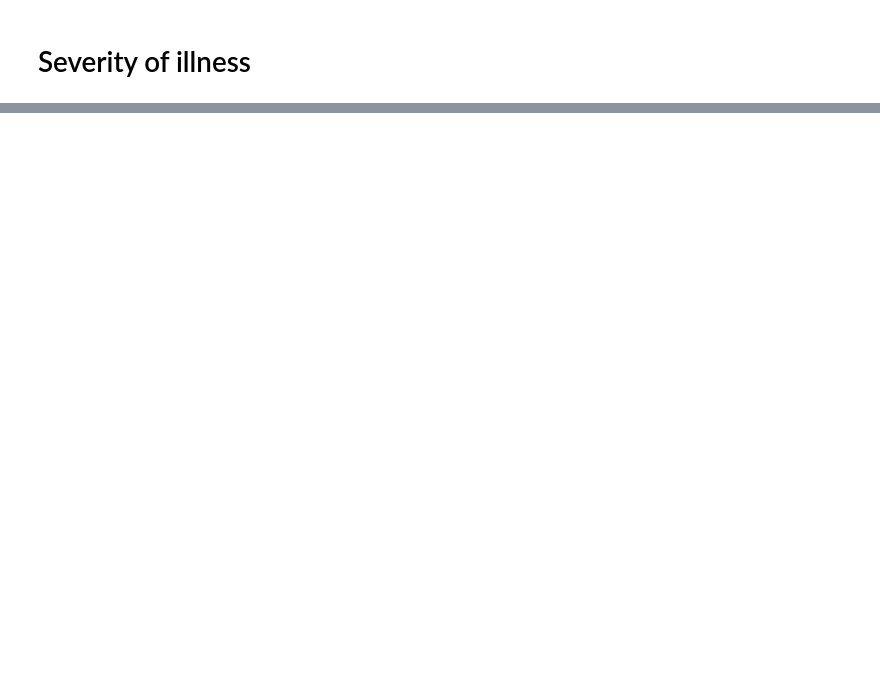
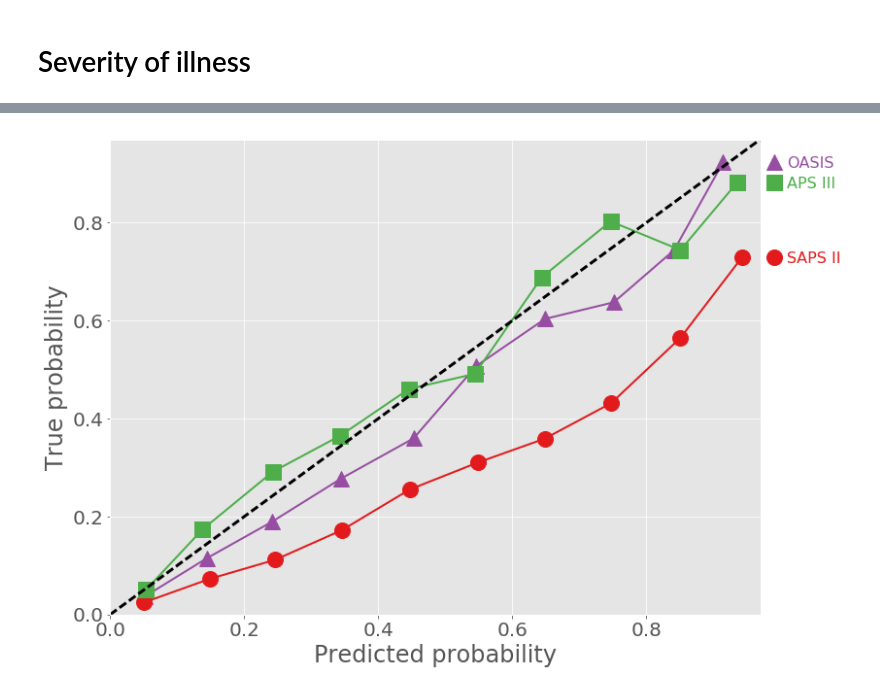
Before and after one commit to MIT-LCP/mimic-code-paper, a Jupyter notebook: notebooks/severity-of-illness.ipynb, the cells around one changed output, grey strips where cells are left out. Saved outputs shown, nothing was run; the diff lists cells and outputs as text; code cells hidden in the pictures; blank space fills up the shorter version.

```diff
--- a/notebooks/severity-of-illness.ipynb
+++ b/notebooks/severity-of-illness.ipynb
@@ -30,0 +188,54 @@ data = pd.read_sql_query(query,con)
+# %%
+from sklearn.calibration import calibration_curve
+
+plt.figure(figsize=[12,9])
+
+sevscores = ['oasis_prob','sapsii_prob','apsiii_prob']
+sevscores_pretty = {'sofa': 'SOFA',
+                    'sofa_oracle': 'SOFA (old)',
+                    'oasis': 'OASIS',
+                    'oasis_prob': 'OASIS',
+                    'saps': 'SAPS',
+                    'sapsii': 'SAPS II',
+                    'sapsii_prob': 'SAPS II',
+                    'apsiii': 'APS III',
+                    'apsiii_prob': 'APS III'}
+sevscores_num = {'saps': 0,
+                'sapsii': 1,
+                'sapsii_prob': 1,
+                'apsiii': 2,
+                'apsiii_prob': 2,
+                'oasis': 3,
+                'oasis_prob': 3}
+
+for s, sevscore in enumerate(sevscores):
+    # calculate the calibration curve
+    mean_true, mean_pred = \
+            calibration_curve(df['hospital_expire_flag'], df[sevscore], n_bins=10)
+    # use the dictionary to map the severity score to a consistent color/linestyle/marker
+    i = sevscores_num[sevscore]
+    plt.plot(mean_pred, mean_true, label=sevscores_pretty[sevscore],
+             color=COLORS[i], marker=MARKERS[i],
+             linewidth=2, linestyle='-', markersize=16)
+
+    # Add a text label to the right end of every line
+    y_pos = mean_true[-1]
+    # plot marker
+    plt.plot(0.99, y_pos, color=COLORS[i], marker=MARKERS[i], linewidth=2, linestyle=None, markersize=16, clip_on=False)
+    plt.text(1.01, y_pos-0.012, sevscores_pretty[sevscore], fontsize=16, color=COLORS[i])
+
+plt.plot([0,0.97],[0,0.97],color='black',linestyle='--',linewidth=3)
+
+# set plot limits
+plt.xlim([0,0.97])
+plt.ylim([0,0.97])
+
+# pretty the plot
+plt.ylabel('True probability')
+plt.xlabel('Predicted probability')
+plt.grid('on')
+
+plt.savefig('SeverityScoresCalibCurve.png')
+plt.show()
+# %% [output]
+[figure, added]
```
Also changed, not shown: parts of 12 cells of this notebook.
